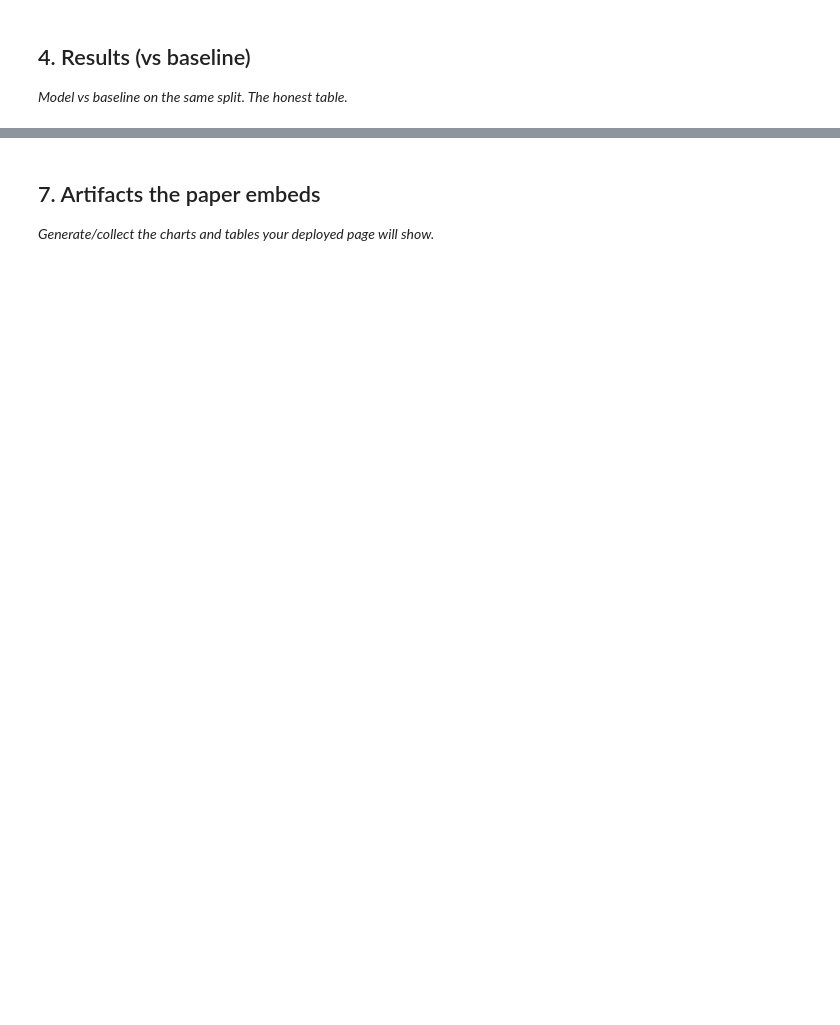
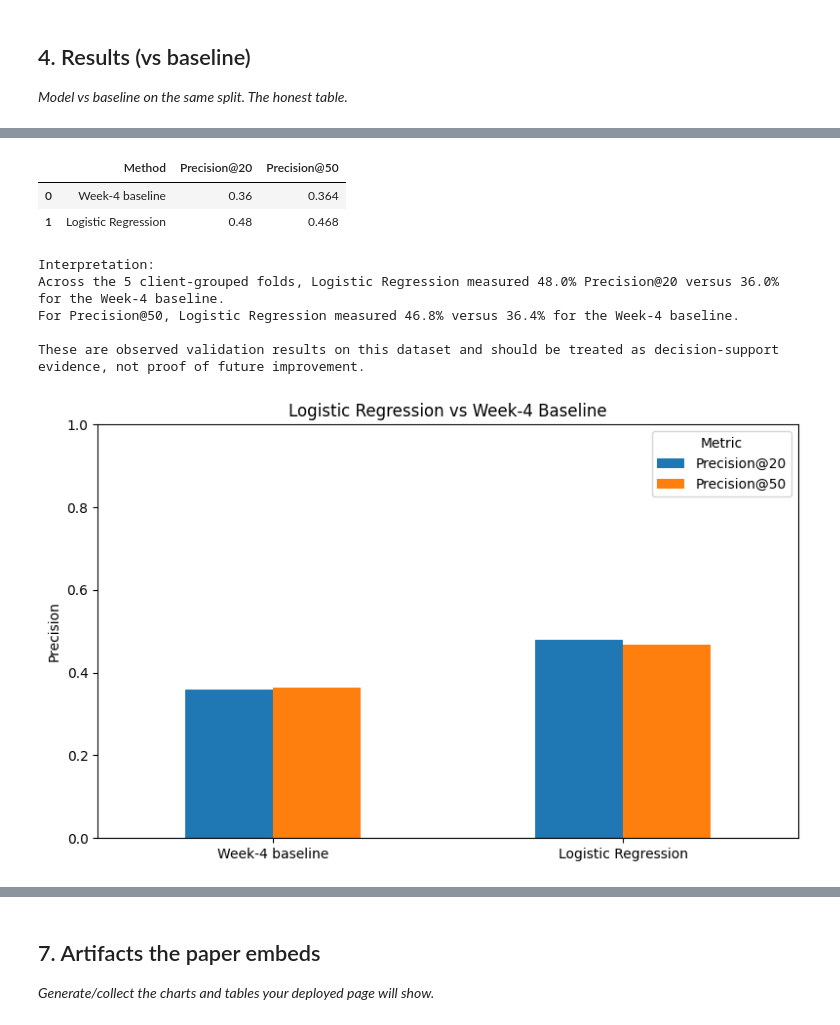
Before and after one commit to lakeshkumarkhatri/flyrank-ml, a Jupyter notebook: work/notebooks/capstone.ipynb, the cells around one changed output, grey strips where cells are left out. Drawn from its saved outputs; the diff is of its cells as text; code cells hidden in the pictures; blank space fills up the shorter version.

```diff
--- a/work/notebooks/capstone.ipynb
+++ b/work/notebooks/capstone.ipynb
@@ -32,0 +175,70 @@ This skeleton is yours to fill. Work the sections **in order** — each one has
+# %%
+# Section 4 — Honest validation results vs the Week-4 baseline
+
+import pandas as pd
+import matplotlib.pyplot as plt
+
+# Verified 5-fold GroupKFold validation results
+baseline_precision20_mean = 0.360
+model_precision20_mean = 0.480
+
+baseline_precision50_mean = 0.364
+model_precision50_mean = 0.468
+
+results = pd.DataFrame({
+    "Method": [
+        "Week-4 baseline",
+        "Logistic Regression"
+    ],
+    "Precision@20": [
+        baseline_precision20_mean,
+        model_precision20_mean
+    ],
+    "Precision@50": [
+        baseline_precision50_mean,
+        model_precision50_mean
+    ]
+})
+
+print("HONEST VALIDATION RESULTS")
+print("=" * 50)
+display(results)
+
+print()
+print("Interpretation:")
+print(
+    f"Across the 5 client-grouped folds, Logistic Regression measured "
+    f"{model_precision20_mean:.1%} Precision@20 versus "
+    f"{baseline_precision20_mean:.1%} for the Week-4 baseline."
+)
+
+print(
+    f"For Precision@50, Logistic Regression measured "
+    f"{model_precision50_mean:.1%} versus "
+    f"{baseline_precision50_mean:.1%} for the Week-4 baseline."
+)
+
+print()
+print(
+    "These are observed validation results on this dataset and should be "
+    "treated as decision-support evidence, not proof of future improvement."
+)
+
+# Comparison chart
+plot_data = results.set_index("Method")
+
+ax = plot_data.plot(
+    kind="bar",
+    figsize=(8, 5)
+)
+
+ax.set_title("Logistic Regression vs Week-4 Baseline")
+ax.set_ylabel("Precision")
+ax.set_xlabel("")
+ax.set_ylim(0, 1)
+
+plt.xticks(rotation=0)
+plt.legend(title="Metric")
+plt.tight_layout()
+plt.show()
+# %% [output]
@@ -32,0 +247,9 @@ This skeleton is yours to fill. Work the sections **in order** — each one has
+|  | Method | Precision@20 | Precision@50 |
+| 0 | Week-4 baseline | 0.36 | 0.364 |
+| 1 | Logistic Regression | 0.48 | 0.468 |
+Interpretation:
+Across the 5 client-grouped folds, Logistic Regression measured 48.0% Precision@20 versus 36.0% for the Week-4 baseline.
+For Precision@50, Logistic Regression measured 46.8% versus 36.4% for the Week-4 baseline.
+
+These are observed validation results on this dataset and should be treated as decision-support evidence, not proof of future improvement.
+[figure, added]
```
Also changed, not shown: parts of 22 cells of this notebook.
